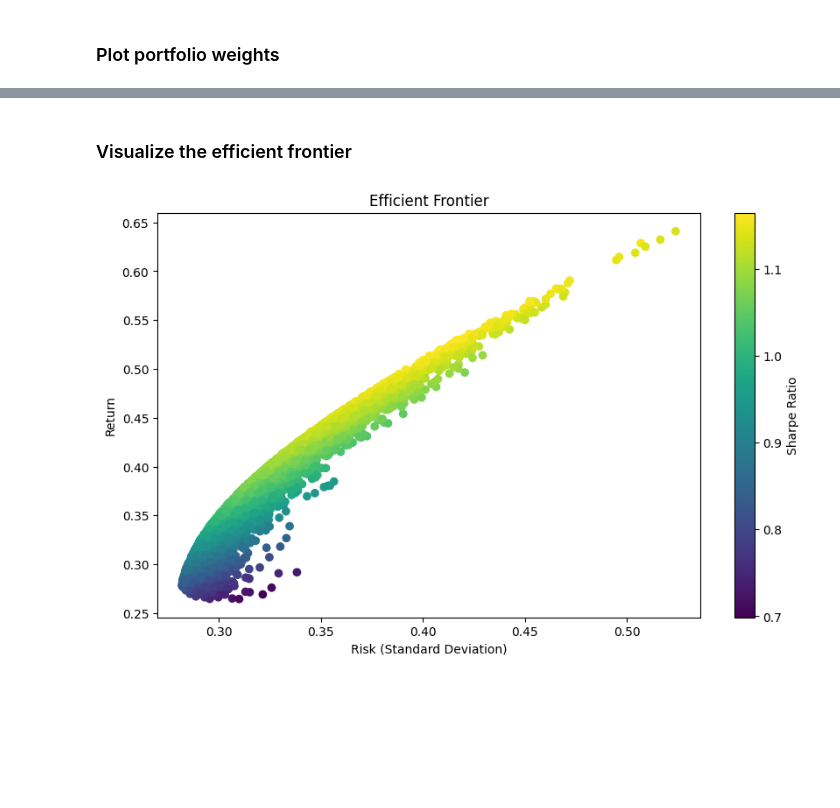
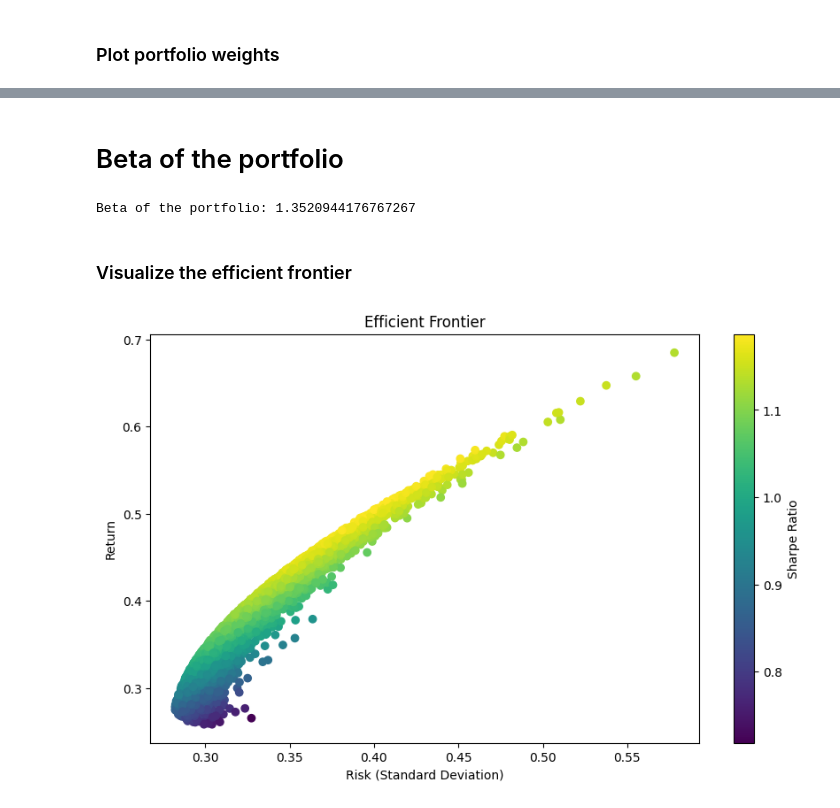
Before and after one commit to IndupamaH/Portfolio-Management-, a Jupyter notebook: portfolio_management_CAPM.ipynb, the cells around one changed output, grey strips where cells are left out. Cells and saved outputs as stored; diff of their text form; code cells hidden in the pictures; blank space fills up the shorter version.

```diff
--- a/portfolio_management_CAPM.ipynb
+++ b/portfolio_management_CAPM.ipynb
@@ -65,6 +65,14 @@ returns = data.pct_change().dropna()
 # Separate stock returns and market returns
 asset_returns = returns[tickers]
 market_returns = returns[market_ticker]
+# %%
+# Calculate annualized expected returns and covariance matrix
+expected_asset_returns = asset_returns.mean() * 252
+asset_cov_matrix = asset_returns.cov() * 252
+
+#expected_market_returns = market_returns.mean() * 252
+
+risk_free_rate = 0.03  # Risk-free rate for Sharpe ratio calculation
 # %% [markdown]
 ### Calculate $\beta$ for each asset
 # %%
@@ -93,16 +101,4 @@ Betas of Assets: {'AAPL': 1.1764077551601388, 'MSFT': 1.1760510750806212, 'GOOGL
 # %% [markdown]
 ### Calculate Expected Return Using CAPM
 # %%
-# Calculate the start date (3 months before today)
-end_date = datetime.today()
-start_date = end_date - timedelta(days=90)  # Approximation of 3 months
-
-# Format dates to strings in 'YYYY-MM-DD' format
-start_date_str = start_date.strftime("%Y-%m-%d")
-end_date_str = end_date.strftime("%Y-%m-%d")
-
-# Fetch 3-month Treasury bill data (risk-free rate proxy)
-risk_free_data = yf.download("^IRX", start=start_date_str, end=end_date_str)
-risk_free_rate = risk_free_data['Close'].mean() / 100
-risk_free_rate = risk_free_rate.iloc[-1]
-risk_free_rate
+risk_free_rate = 0.03
@@ -112,6 +105,6 @@ risk_free_rate
 # %%
 # Function to calculate expected return using CAPM formula
-def calculate_expected_return(betas, risk_free_rate, market_return):
+def calculate_CAPM_expected_return(betas, risk_free_rate, market_return):
     expected_returns = {}
 
     for asset, beta in betas.items():
@@ -122,7 +115,7 @@ def calculate_expected_return(betas, risk_free_rate, market_return):
 
 market_return = market_returns.mean() * 252  # Expected market return (annualized)
 
-# Calculate expected returns for each asset
-expected_returns = calculate_expected_return(betas, risk_free_rate, market_return)
-print("Expected Returns Using CAPM:", expected_returns)
+# Calculate annualized CAPM expected returns for each asset
+expected_returns_CAPM = calculate_CAPM_expected_return(betas, risk_free_rate, market_return)
+print("Expected Returns Using CAPM:", expected_returns_CAPM)
 # %% [output]
@@ -204,32 +235,40 @@ plot_weights(optimal_weights, tickers, "Optimal Portfolio Weights (CAPM Model)")
+# %% [markdown]
+# Beta of the portfolio
+# %%
+betass = np.array(list(betas.values()))
+beta_portfolio = np.dot(optimal_weights, betass)
+print("Beta of the portfolio:", beta_portfolio)
+# %% [output]
+Beta of the portfolio: 1.3520944176767267
 # %% [markdown]
 ### Visualize the efficient frontier
 # %%
 # Function to simulate the efficient frontier
 def efficient_frontier(mean_returns, cov_matrix, num_portfolios=10000):
     results = np.zeros((3, num_portfolios))
 
     for i in range(num_portfolios):
         weights = np.random.random(len(mean_returns))
         weights /= np.sum(weights)
 
         portfolio_return, portfolio_risk = portfolio_performance(weights, mean_returns, cov_matrix)
 
         results[0,i] = portfolio_return
         results[1,i] = portfolio_risk
         results[2,i] = (portfolio_return - risk_free_rate) / portfolio_risk  # Sharpe ratio
 
     return results
 
 # Simulate portfolios and get the efficient frontier
-results = efficient_frontier(mean_returns, cov_matrix)
+results = efficient_frontier(expected_asset_returns, asset_cov_matrix)
 
 # Plot efficient frontier
 plt.figure(figsize=(10, 6))
 plt.scatter(results[1,:], results[0,:], c=results[2,:], cmap='viridis')
 plt.colorbar(label='Sharpe Ratio')
 plt.xlabel('Risk (Standard Deviation)')
 plt.ylabel('Return')
 plt.title('Efficient Frontier')
 plt.show()
 # %% [output]
-[figure, old version]
+[figure, new version]
```
Also changed, not shown: parts of 8 cells of this notebook, 4 other files.
